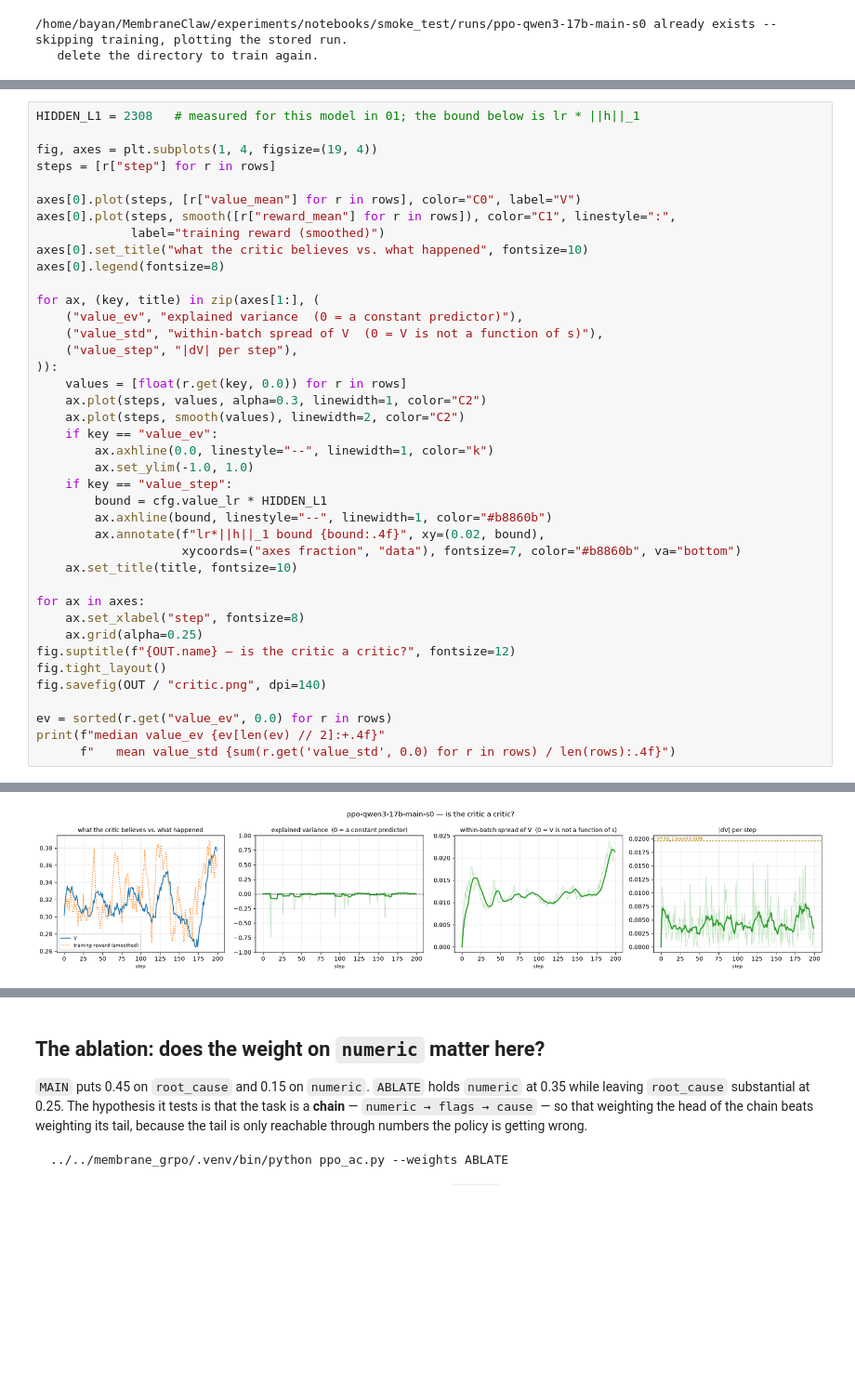
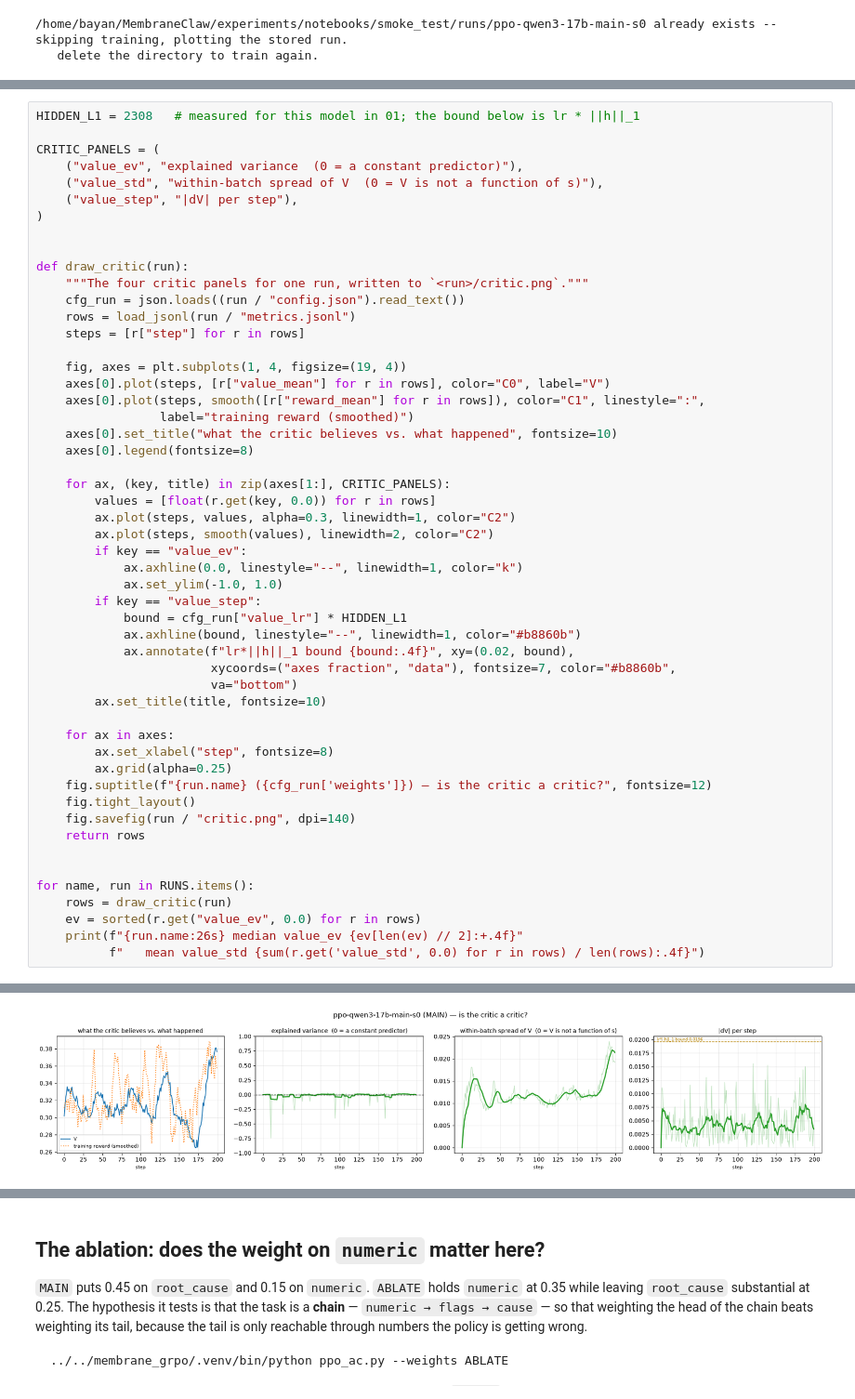
Before and after one commit to rtong/membraneclaw, a Jupyter notebook: experiments/notebooks/smoke_test/02_ppo_actor_critic_1.7b.ipynb, the cells around one changed output, grey strips where cells are left out. Shown at 93% size. Cells and saved outputs as stored; diff of their text form; blank space fills up the shorter version.

```diff
--- a/experiments/notebooks/smoke_test/02_ppo_actor_critic_1.7b.ipynb
+++ b/experiments/notebooks/smoke_test/02_ppo_actor_critic_1.7b.ipynb
@@ -328,41 +353,53 @@ Explained variance is what says whether $V(s)$ is a function of $s$ at all.
 # %%
 HIDDEN_L1 = 2308   # measured for this model in 01; the bound below is lr * ||h||_1
 
-fig, axes = plt.subplots(1, 4, figsize=(19, 4))
-steps = [r["step"] for r in rows]
-
-axes[0].plot(steps, [r["value_mean"] for r in rows], color="C0", label="V")
-axes[0].plot(steps, smooth([r["reward_mean"] for r in rows]), color="C1", linestyle=":",
-             label="training reward (smoothed)")
-axes[0].set_title("what the critic believes vs. what happened", fontsize=10)
-axes[0].legend(fontsize=8)
-
-for ax, (key, title) in zip(axes[1:], (
+CRITIC_PANELS = (
     ("value_ev", "explained variance  (0 = a constant predictor)"),
     ("value_std", "within-batch spread of V  (0 = V is not a function of s)"),
     ("value_step", "|dV| per step"),
-)):
-    values = [float(r.get(key, 0.0)) for r in rows]
-    ax.plot(steps, values, alpha=0.3, linewidth=1, color="C2")
-    ax.plot(steps, smooth(values), linewidth=2, color="C2")
-    if key == "value_ev":
-        ax.axhline(0.0, linestyle="--", linewidth=1, color="k")
-        ax.set_ylim(-1.0, 1.0)
-    if key == "value_step":
-        bound = cfg.value_lr * HIDDEN_L1
-        ax.axhline(bound, linestyle="--", linewidth=1, color="#b8860b")
-        ax.annotate(f"lr*||h||_1 bound {bound:.4f}", xy=(0.02, bound),
-                    xycoords=("axes fraction", "data"), fontsize=7, color="#b8860b", va="bottom")
-    ax.set_title(title, fontsize=10)
+)
 
-for ax in axes:
-    ax.set_xlabel("step", fontsize=8)
-    ax.grid(alpha=0.25)
-fig.suptitle(f"{OUT.name} — is the critic a critic?", fontsize=12)
-fig.tight_layout()
-fig.savefig(OUT / "critic.png", dpi=140)
 
-ev = sorted(r.get("value_ev", 0.0) for r in rows)
-print(f"median value_ev {ev[len(ev) // 2]:+.4f}"
-      f"   mean value_std {sum(r.get('value_std', 0.0) for r in rows) / len(rows):.4f}")
+def draw_critic(run):
+    """The four critic panels for one run, written to `<run>/critic.png`."""
+    cfg_run = json.loads((run / "config.json").read_text())
+    rows = load_jsonl(run / "metrics.jsonl")
+    steps = [r["step"] for r in rows]
+
+    fig, axes = plt.subplots(1, 4, figsize=(19, 4))
+    axes[0].plot(steps, [r["value_mean"] for r in rows], color="C0", label="V")
+    axes[0].plot(steps, smooth([r["reward_mean"] for r in rows]), color="C1", linestyle=":",
+                 label="training reward (smoothed)")
+    axes[0].set_title("what the critic believes vs. what happened", fontsize=10)
+    axes[0].legend(fontsize=8)
+
+    for ax, (key, title) in zip(axes[1:], CRITIC_PANELS):
+        values = [float(r.get(key, 0.0)) for r in rows]
+        ax.plot(steps, values, alpha=0.3, linewidth=1, color="C2")
+        ax.plot(steps, smooth(values), linewidth=2, color="C2")
+        if key == "value_ev":
+            ax.axhline(0.0, linestyle="--", linewidth=1, color="k")
+            ax.set_ylim(-1.0, 1.0)
+        if key == "value_step":
+            bound = cfg_run["value_lr"] * HIDDEN_L1
+            ax.axhline(bound, linestyle="--", linewidth=1, color="#b8860b")
+            ax.annotate(f"lr*||h||_1 bound {bound:.4f}", xy=(0.02, bound),
+                        xycoords=("axes fraction", "data"), fontsize=7, color="#b8860b",
+                        va="bottom")
+        ax.set_title(title, fontsize=10)
+
+    for ax in axes:
+        ax.set_xlabel("step", fontsize=8)
+        ax.grid(alpha=0.25)
+    fig.suptitle(f"{run.name} ({cfg_run['weights']}) — is the critic a critic?", fontsize=12)
+    fig.tight_layout()
+    fig.savefig(run / "critic.png", dpi=140)
+    return rows
+
+
+for name, run in RUNS.items():
+    rows = draw_critic(run)
+    ev = sorted(r.get("value_ev", 0.0) for r in rows)
+    print(f"{run.name:26s} median value_ev {ev[len(ev) // 2]:+.4f}"
+          f"   mean value_std {sum(r.get('value_std', 0.0) for r in rows) / len(rows):.4f}")
 # %% [output]
@@ -370 +408 @@ median value_ev +0.0052   mean value_std 0.0123
-[figure, old version]
+[figure, new version]
```
Also changed, not shown: parts of 6 cells of this notebook, 5 other files.
